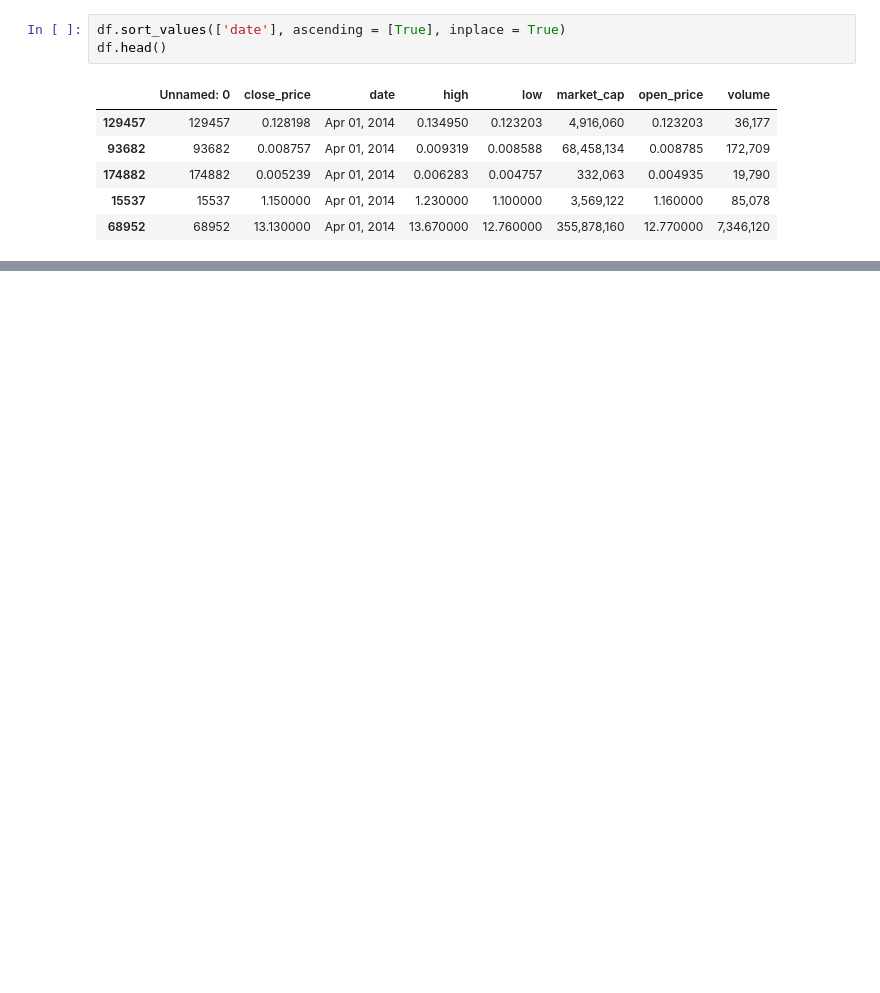
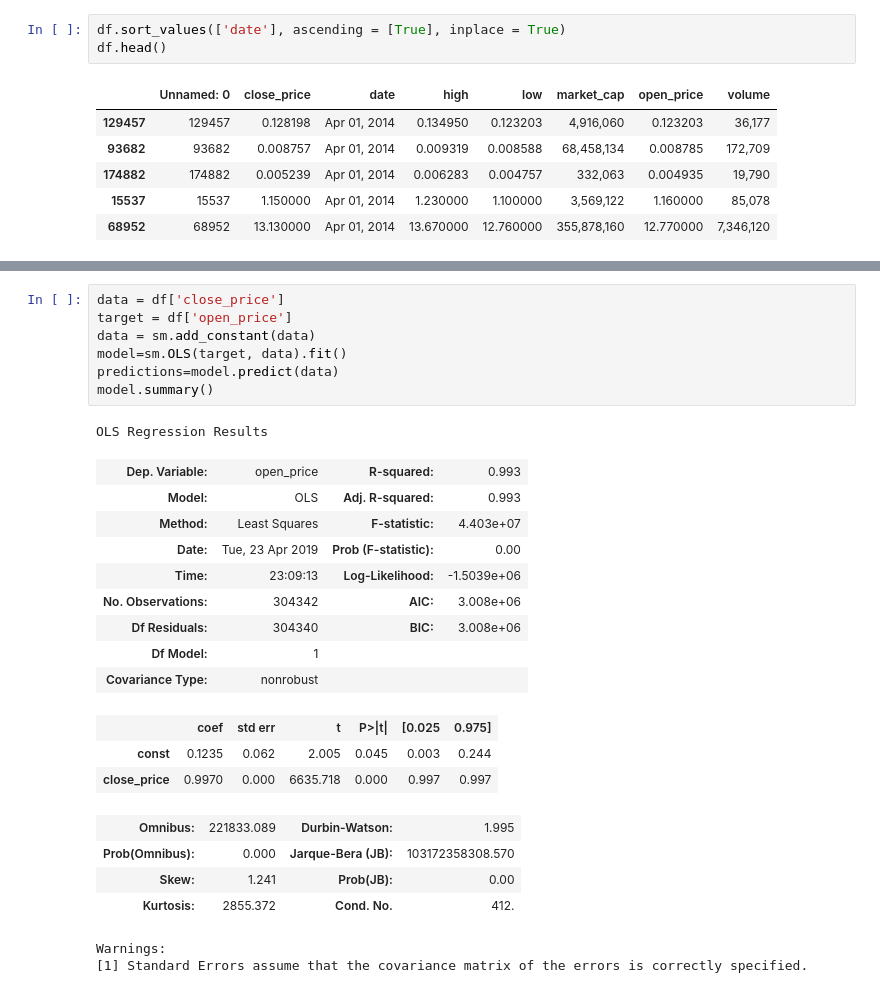
Before and after one commit to abbeydent/coinmarket_scraper, a Jupyter notebook: coinmarket_analysis.ipynb, the cells around one changed output, grey strips where cells are left out. Saved outputs shown, nothing was run; the diff lists cells and outputs as text; blank space fills up the shorter version.

```diff
--- a/coinmarket_analysis.ipynb
+++ b/coinmarket_analysis.ipynb
@@ -126,0 +84,27 @@ print(results)
+# %%
+data = df['close_price']
+target = df['open_price']
+data = sm.add_constant(data)
+model=sm.OLS(target, data).fit()
+predictions=model.predict(data)
+model.summary()
+# %% [output]
+OLS Regression Results
+| Dep. Variable: | open_price | R-squared: | 0.993 |
+| Model: | OLS | Adj. R-squared: | 0.993 |
+| Method: | Least Squares | F-statistic: | 4.403e+07 |
+| Date: | Tue, 23 Apr 2019 | Prob (F-statistic): | 0.00 |
+| Time: | 23:09:13 | Log-Likelihood: | -1.5039e+06 |
+| No. Observations: | 304342 | AIC: | 3.008e+06 |
+| Df Residuals: | 304340 | BIC: | 3.008e+06 |
+| Df Model: | 1 |  |  |
+| Covariance Type: | nonrobust |  |  |
+|  | coef | std err | t | P>|t| | [0.025 | 0.975] |
+| const | 0.1235 | 0.062 | 2.005 | 0.045 | 0.003 | 0.244 |
+| close_price | 0.9970 | 0.000 | 6635.718 | 0.000 | 0.997 | 0.997 |
+| Omnibus: | 221833.089 | Durbin-Watson: | 1.995 |
+| Prob(Omnibus): | 0.000 | Jarque-Bera (JB): | 103172358308.570 |
+| Skew: | 1.241 | Prob(JB): | 0.00 |
+| Kurtosis: | 2855.372 | Cond. No. | 412. |
+Warnings:
+[1] Standard Errors assume that the covariance matrix of the errors is correctly specified.
```
Also changed, not shown: parts of 16 cells of this notebook, 3 other files.
